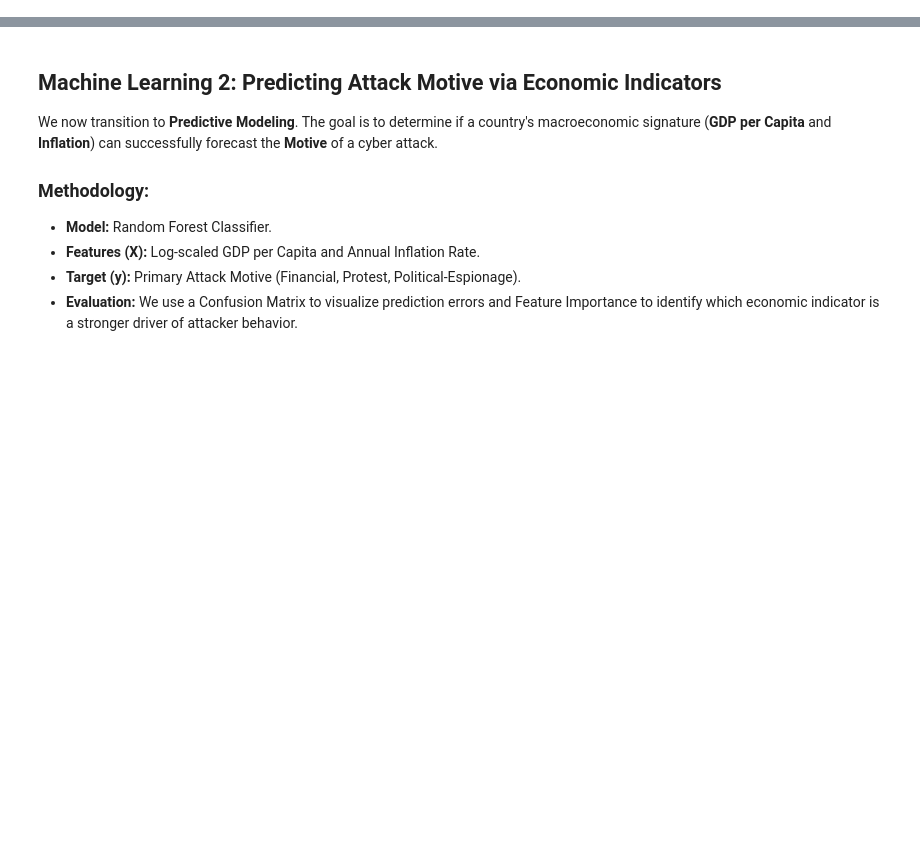
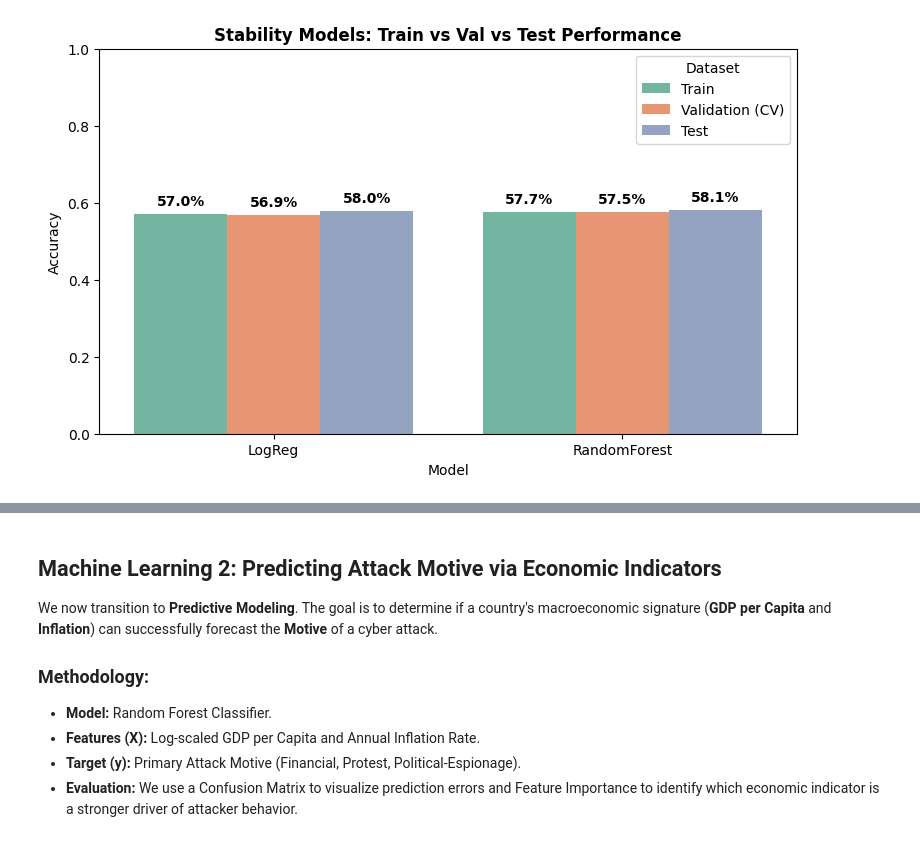
Before and after one commit to yusufkanik/DSA210-Term-Project, a Jupyter notebook: notebooks/ML.ipynb, the cells around one changed output, grey strips where cells are left out. Saved outputs shown, nothing was run; the diff lists cells and outputs as text; code cells hidden in the pictures; blank space fills up the shorter version.

```diff
--- a/notebooks/ML.ipynb
+++ b/notebooks/ML.ipynb
@@ -86,52 +94,49 @@ In the resulting chart:
 # %%
-from sklearn.metrics import classification_report, accuracy_score
-import matplotlib.pyplot as plt
-import pandas as pd
-import os
+# =================================================================
+# 3. VISUALIZATIONS & REPORTS
+# =================================================================
+# --- Train vs Val vs Test Comparison ---
+perf_data = {
+    'Model': ['LogReg', 'LogReg', 'LogReg', 'RandomForest', 'RandomForest', 'RandomForest'],
+    'Dataset': ['Train', 'Validation (CV)', 'Test', 'Train', 'Validation (CV)', 'Test'],
+    'Accuracy': [
+        accuracy_score(y_train_pol, best_lr.predict(X_train_scaled)), grid_lr.best_score_, accuracy_score(y_test_pol, best_lr.predict(X_test_scaled)),
+        accuracy_score(y_train_pol, best_rf.predict(X_train_scaled)), grid_rf.best_score_, accuracy_score(y_test_pol, best_rf.predict(X_test_scaled))
+    ]
+}
+plt.figure(figsize=(9, 5))
+sns.barplot(data=pd.DataFrame(perf_data), x='Model', y='Accuracy', hue='Dataset', palette='Set2')
+ax1 = plt.gca()
+plt.title('Stability Models: Train vs Val vs Test Performance', fontweight='bold')
+plt.ylim(0, 1.0)
 
-# Prediction and Evaluation Metrics
-y_pred_pol = log_reg.predict(X_test_scaled)
-acc_pol = accuracy_score(y_test_pol, y_pred_pol)
+
+for container in ax1.containers:
+    labels = [f'{v.get_height():.1%}' if v.get_height() > 0 else '' for v in container]
+    ax1.bar_label(container, labels=labels, label_type='edge', padding=4, fontweight='bold', fontsize=10)
+
+os.makedirs('../plots', exist_ok=True)
+plt.savefig('../plots/ml1_stability_comparison.png', dpi=300, bbox_inches='tight')
+plt.show()
+
+# --- Impact Analysis (Best LogReg) ---
+plt.figure(figsize=(10, 6))
+coef_df = pd.DataFrame({'Feature': X_pol.columns, 'Coefficient': best_lr.coef_.flatten()})
+top_impacts = pd.concat([coef_df.nlargest(5, 'Coefficient'), coef_df.nsmallest(5, 'Coefficient')]).sort_values(by='Coefficient')
+colors = ['#1f77b4' if c < 0 else '#d62728' for c in top_impacts['Coefficient']]
+plt.barh(top_impacts['Feature'], top_impacts['Coefficient'], color=colors)
+plt.title('Political Impact Analysis (Tuned LogReg)', fontweight='bold')
+plt.axvline(x=0, color='black', linestyle='--')
+plt.savefig('../plots/ml1_political_impact.png', dpi=300, bbox_inches='tight')
+plt.show()
+
+# --- FINAL REPORTS ---
+print("-" * 50)
+print(f"BEST LOGISTIC REGRESSION ACCURACY: {accuracy_score(y_test_pol, best_lr.predict(X_test_scaled)):.2%}")
+print(classification_report(y_test_pol, best_lr.predict(X_test_scaled), target_names=['Stable', 'Unstable']))
 
 print("-" * 50)
-print(f"LOGISTIC REGRESSION ACCURACY: {acc_pol:.2%}")
-print("-" * 50)
-
-# Map 1 and 0 back to descriptive text for the report
-target_names = ['Stable (Low Risk)', 'Unstable (High Risk)']
-print("Detailed Classification Report:\n")
-print(classification_report(y_test_pol, y_pred_pol, target_names=target_names))
-
-# Visualization: Impact Analysis (Logistic Regression Coefficients)
-plt.figure(figsize=(10, 7))
-
-coefficients = log_reg.coef_.flatten()
-feature_names = X_pol.columns.tolist()
-
-coef_df = pd.DataFrame({'Feature': feature_names, 'Coefficient': coefficients})
-
-# Extract top 5 positive (increase risk) and top 5 negative (decrease risk) impacts
-top_positive = coef_df.sort_values(by='Coefficient', ascending=False).head(5)
-top_negative = coef_df.sort_values(by='Coefficient', ascending=True).head(5)
-top_impacts = pd.concat([top_positive, top_negative]).sort_values(by='Coefficient')
-
-# Define colors: Red for increasing risk (positive coef), Blue for decreasing risk (negative coef)
-colors = ['#1f77b4' if c < 0 else '#d62728' for c in top_impacts['Coefficient']]
-
-# Draw the horizontal bar chart
-plt.barh(top_impacts['Feature'], top_impacts['Coefficient'], color=colors, alpha=0.8)
-
-# Formatting the plot
-plt.title('Political Impact Analysis: Factors Influencing Instability', fontweight='bold', fontsize=14)
-plt.xlabel('Impact Coefficient (Red: Increases Risk, Blue: Decreases Risk)', fontsize=12)
-plt.ylabel('Cyber Event Features', fontsize=12)
-plt.axvline(x=0, color='black', linewidth=1, linestyle='--') # Add a center baseline
-plt.grid(axis='x', linestyle='--', alpha=0.5)
-plt.tight_layout()
-
-# Save and display
-if not os.path.exists('../plots'):
-    os.makedirs('../plots')
-plt.savefig('../plots/ml_political_impact_logreg.png', dpi=300)
-plt.show()
+print(f"BEST RANDOM FOREST ACCURACY: {accuracy_score(y_test_pol, best_rf.predict(X_test_scaled)):.2%}")
+print(classification_report(y_test_pol, best_rf.predict(X_test_scaled), target_names=['Stable', 'Unstable']))
 # %% [output]
+[figure, new version]
```
Also changed, not shown: parts of 14 cells of this notebook, 10 other files.
